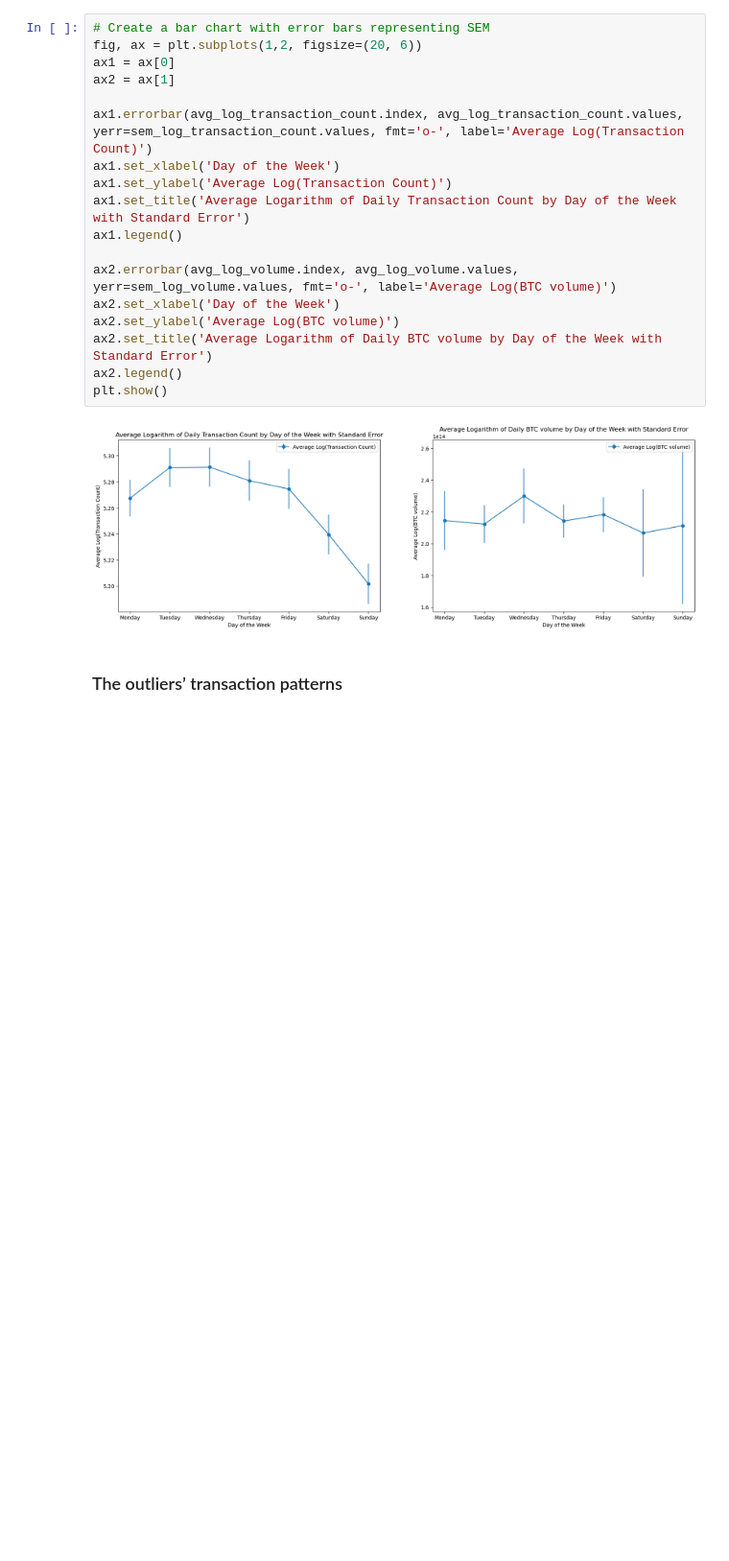
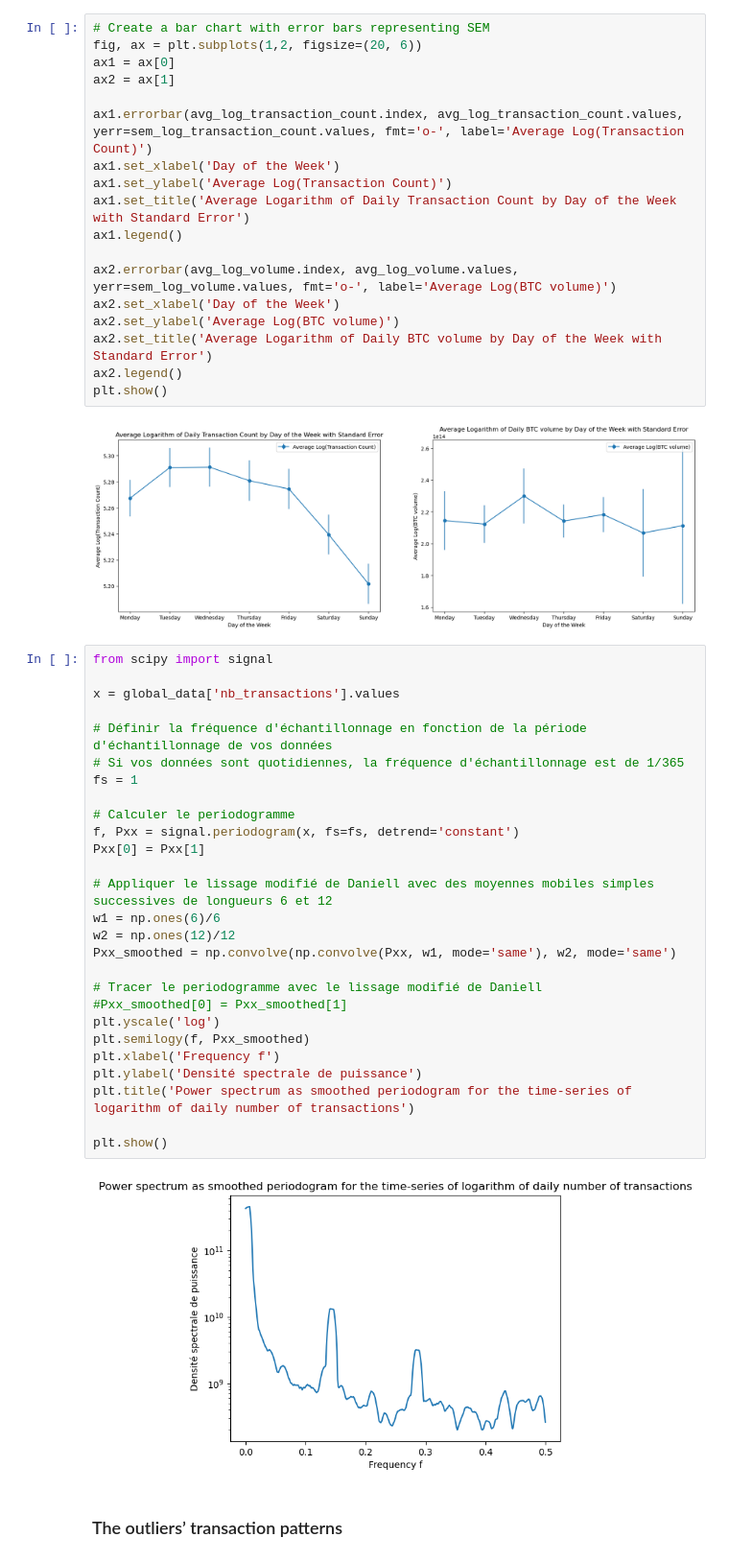
Before and after one commit to trsdimi/big-data, a Jupyter notebook: main.ipynb, the cells around one changed output. Shown at 96% size. Drawn from its saved outputs; the diff is of its cells as text; blank space fills up the shorter version.

Commit message:
periodogramm

```diff
--- a/main.ipynb
+++ b/main.ipynb
@@ -475,6 +475,35 @@ ax2.legend()
 plt.show()
 # %% [output]
 [figure]
+# %%
+from scipy import signal
+
+x = global_data['nb_transactions'].values
+
+# Définir la fréquence d'échantillonnage en fonction de la période d'échantillonnage de vos données
+# Si vos données sont quotidiennes, la fréquence d'échantillonnage est de 1/365
+fs = 1
+
+# Calculer le periodogramme
+f, Pxx = signal.periodogram(x, fs=fs, detrend='constant')
+Pxx[0] = Pxx[1]
+
+# Appliquer le lissage modifié de Daniell avec des moyennes mobiles simples successives de longueurs 6 et 12
+w1 = np.ones(6)/6
+w2 = np.ones(12)/12
+Pxx_smoothed = np.convolve(np.convolve(Pxx, w1, mode='same'), w2, mode='same')
+
+# Tracer le periodogramme avec le lissage modifié de Daniell
+#Pxx_smoothed[0] = Pxx_smoothed[1]
+plt.yscale('log')
+plt.semilogy(f, Pxx_smoothed)
+plt.xlabel('Frequency f')
+plt.ylabel('Densité spectrale de puissance')
+plt.title('Power spectrum as smoothed periodogram for the time-series of logarithm of daily number of transactions')
+
+plt.show()
+# %% [output]
+[figure, added]
 # %% [markdown]
 ### The outliers’ transaction patterns
 # %%
```
